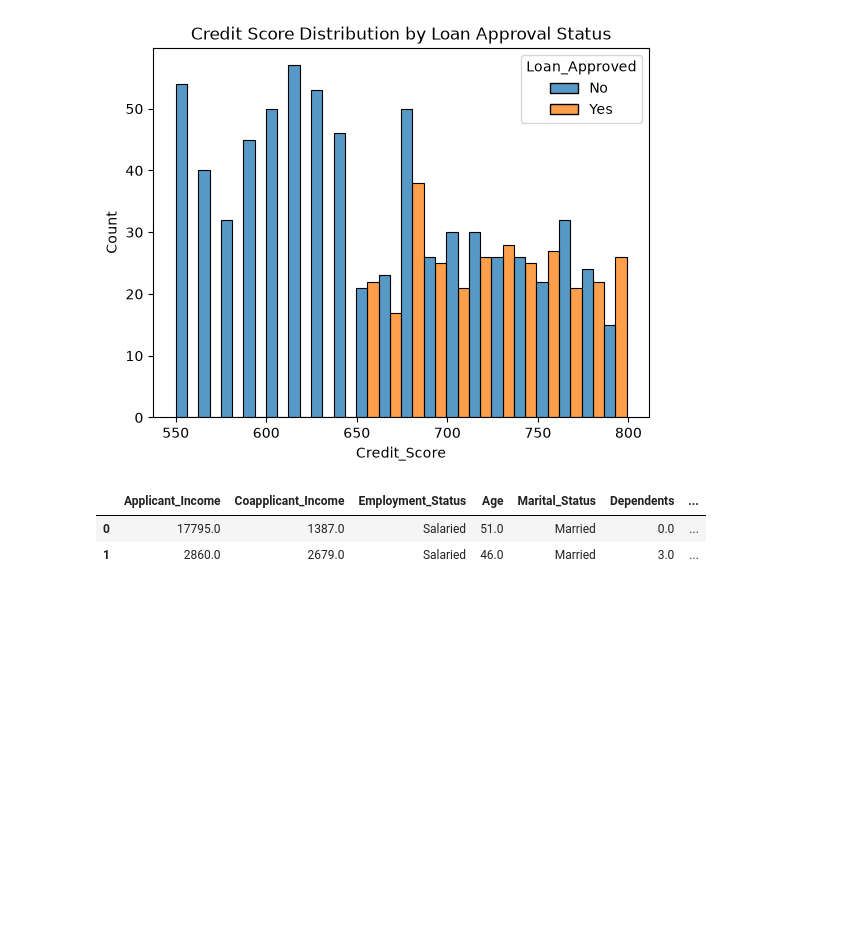
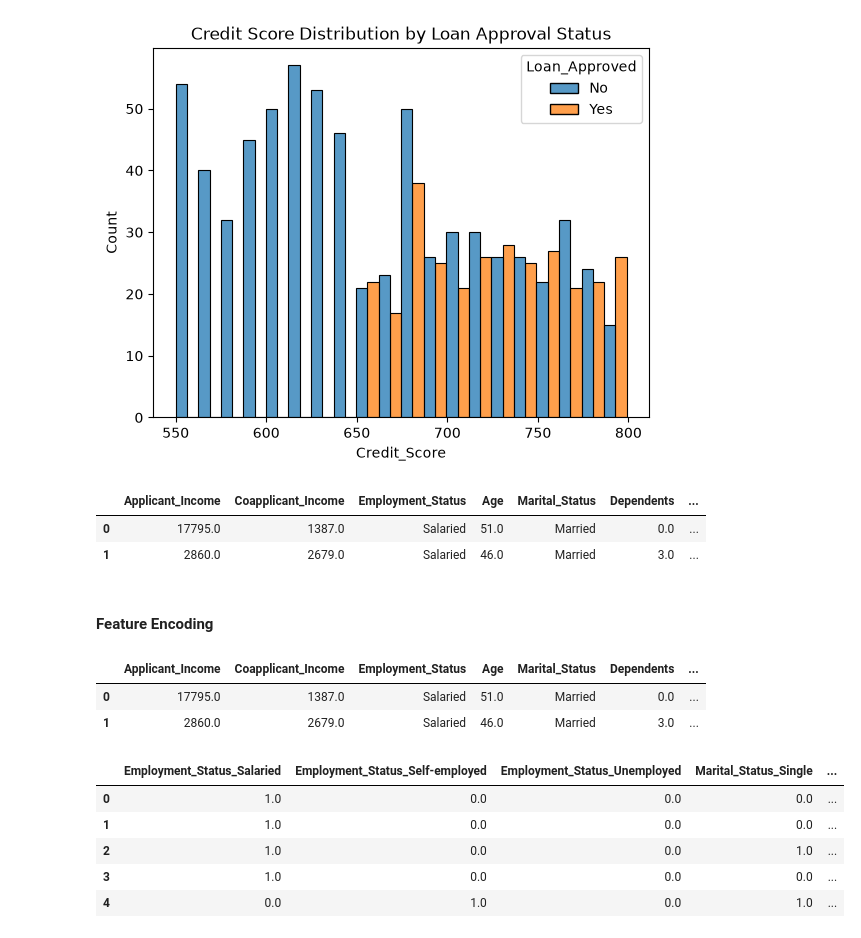
Before and after one commit to manasvi-patidar/creditwise-loan-prediction, a Jupyter notebook: notebook/loan_approval_prediction.ipynb, the cells around one changed output. Drawn from its saved outputs; the diff is of its cells as text; code cells hidden in the pictures; blank space fills up the shorter version.

Commit message:
Implement feature encoding

```diff
--- a/notebook/loan_approval_prediction.ipynb
+++ b/notebook/loan_approval_prediction.ipynb
@@ -176,3 +176,5 @@ df.head(2)
 |  | Applicant_Income | Coapplicant_Income | Employment_Status | Age | Marital_Status | Dependents | ... |
 | 0 | 17795.0 | 1387.0 | Salaried | 51.0 | Married | 0.0 | ... |
 | 1 | 2860.0 | 2679.0 | Salaried | 46.0 | Married | 3.0 | ... |
+# %% [markdown]
+#### Feature Encoding
@@ -178,0 +187,6 @@ df.head(2)
+# %%
+df.head(2)
+# %% [output]
+|  | Applicant_Income | Coapplicant_Income | Employment_Status | Age | Marital_Status | Dependents | ... |
+| 0 | 17795.0 | 1387.0 | Salaried | 51.0 | Married | 0.0 | ... |
+| 1 | 2860.0 | 2679.0 | Salaried | 46.0 | Married | 3.0 | ... |
@@ -178,0 +201,9 @@ df.head(2)
+# %%
+encoded_df.head()
+# %% [output]
+|  | Employment_Status_Salaried | Employment_Status_Self-employed | Employment_Status_Unemployed | Marital_Status_Single | ... |
+| 0 | 1.0 | 0.0 | 0.0 | 0.0 | ... |
+| 1 | 1.0 | 0.0 | 0.0 | 0.0 | ... |
+| 2 | 1.0 | 0.0 | 0.0 | 1.0 | ... |
+| 3 | 1.0 | 0.0 | 0.0 | 0.0 | ... |
+| 4 | 0.0 | 1.0 | 0.0 | 1.0 | ... |
```
Also changed, not shown: parts of 5 cells of this notebook.
